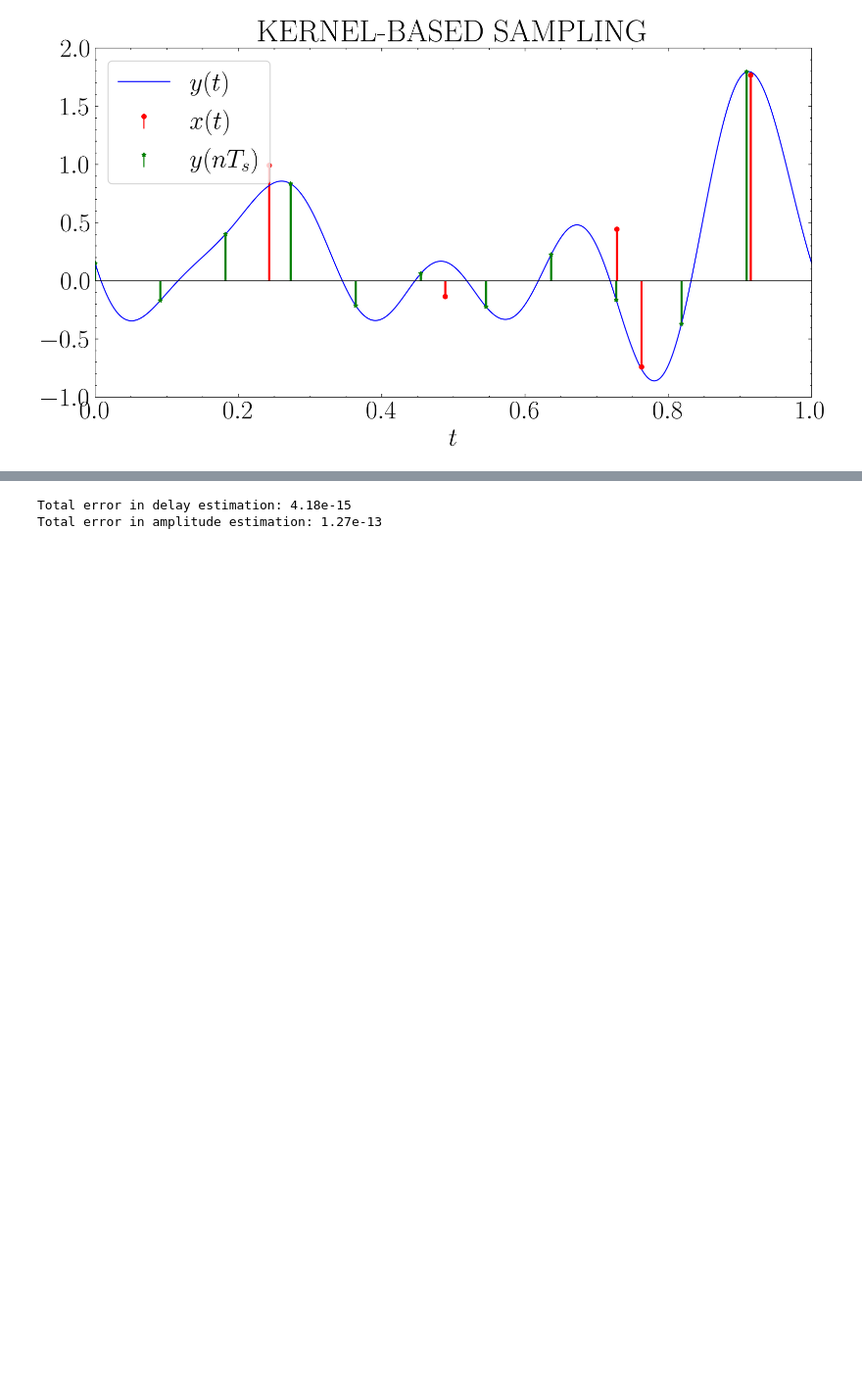
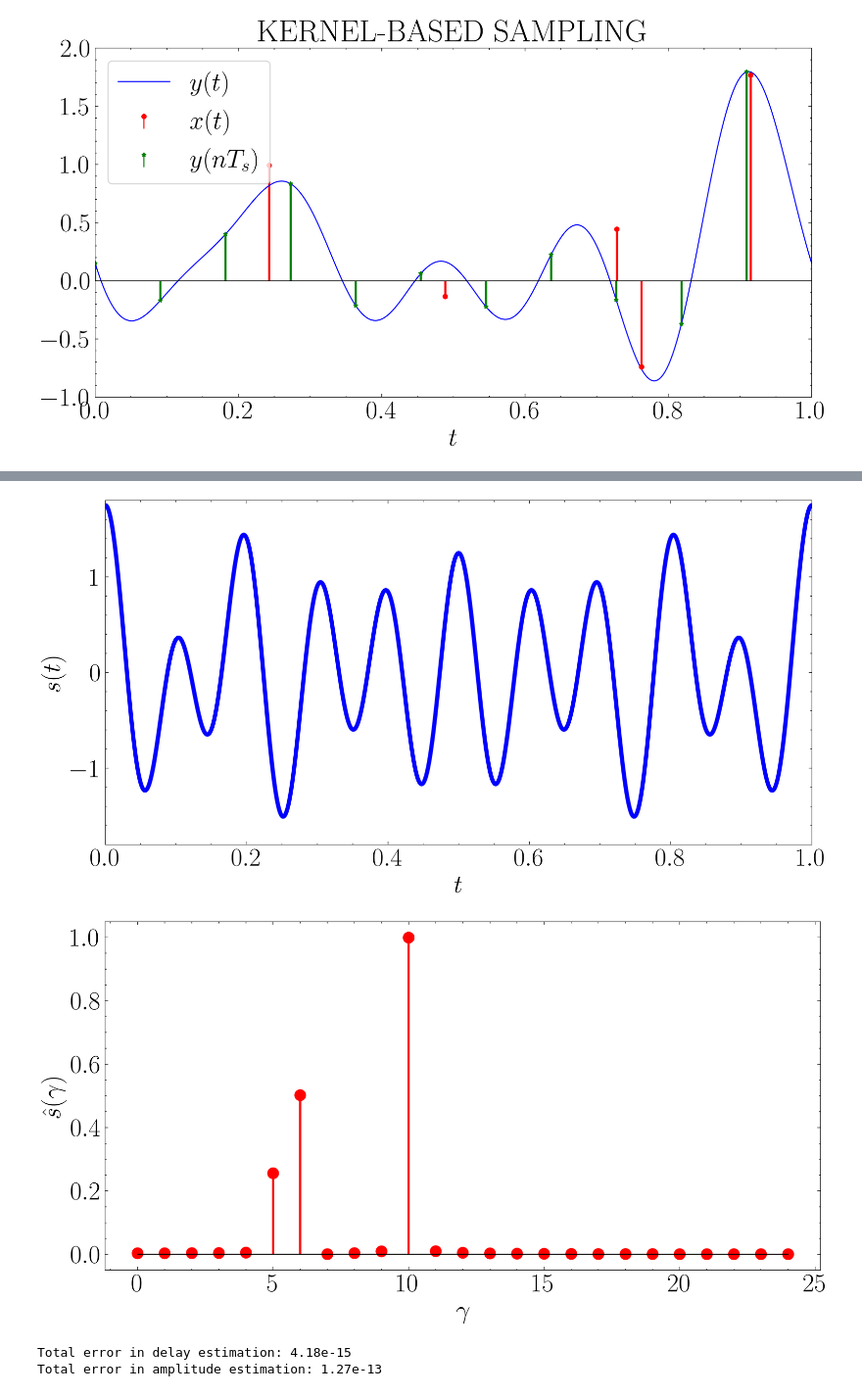
Before and after one commit to kamath-abhijith/FRI_Toolbox, a Jupyter notebook: src/vetterli_2002.ipynb, the cells around one changed output, grey strips where cells are left out. Shown at 98% size. Drawn from its saved outputs; the diff is of its cells as text; code cells hidden in the pictures; blank space fills up the shorter version.

Commit message:
figures

```diff
--- a/src/vetterli_2002.ipynb
+++ b/src/vetterli_2002.ipynb
@@ -111,3 +115,47 @@ fri_utils.plot_diracs(t_unif, samples_unif, ax=ax, plot_colour='green',
+# %%
+cosine = lambda A, f, t: A*np.cos(2*np.pi*f*t)
+
+sum_of_sines = cosine(.25, 5, t_continuous) + cosine(.5, 6, t_continuous) \
+            + cosine(1., 10, t_continuous)
+
+def plot_spec(x, Fs, max_freq=None, ax=None, plot_colour='blue',
+              xaxis_label=None, yaxis_label=None, legend_label=None):
+    if ax is None:
+        fig = plt.figure(figsize=(12,6))
+        ax = plt.gca()
+
+    C = int(len(x) / 2)
+    if max_freq:
+        C = int(C * max_freq / float(Fs) * 2)
+    X = np.abs(np.fft.fft(x)[0:C]) / 500
+    N = Fs * np.arange(0,C) / len(x);
+
+    markerline, stemlines, baseline = plt.stem(N, X, label=legend_label)
+    plt.setp(stemlines, linewidth=2, color=plot_colour)
+    plt.setp(markerline, marker='o', linewidth=2,
+        markersize=10, markerfacecolor=plot_colour,
+        mec=plot_colour)
+    plt.setp(baseline, linewidth=1, color='k')
+
+    plt.xlabel(xaxis_label)
+    plt.ylabel(yaxis_label)
+    if legend_label:
+        plt.legend(ncol=3, loc="upper right", frameon=True,
+                   framealpha=0.8, facecolor='white')
+
+    plt.savefig(path+'diracsInFourierDomain' + '.pdf', format='pdf')
+
+    return
+
+fri_utils.plot_signal(t_continuous, sum_of_sines, line_width=4, xaxis_label=r'$t$',
+    yaxis_label=r'$s(t)$', xlimits=[0,1], ylimits=[-1.8,1.8],
+    save=path+'sumOfSines')
+
+plot_spec(sum_of_sines, len(t_continuous), max_freq=25, plot_colour='red',
+          xaxis_label=r"$\gamma$", yaxis_label=r'$\hat s(\gamma)$')
+# %% [output]
+[figure, added]
+[figure, added]
 # %%
 # %% SIGNAL RECOVERY
 
```
Also changed, not shown: parts of 1 cell of this notebook, 7 other files.
